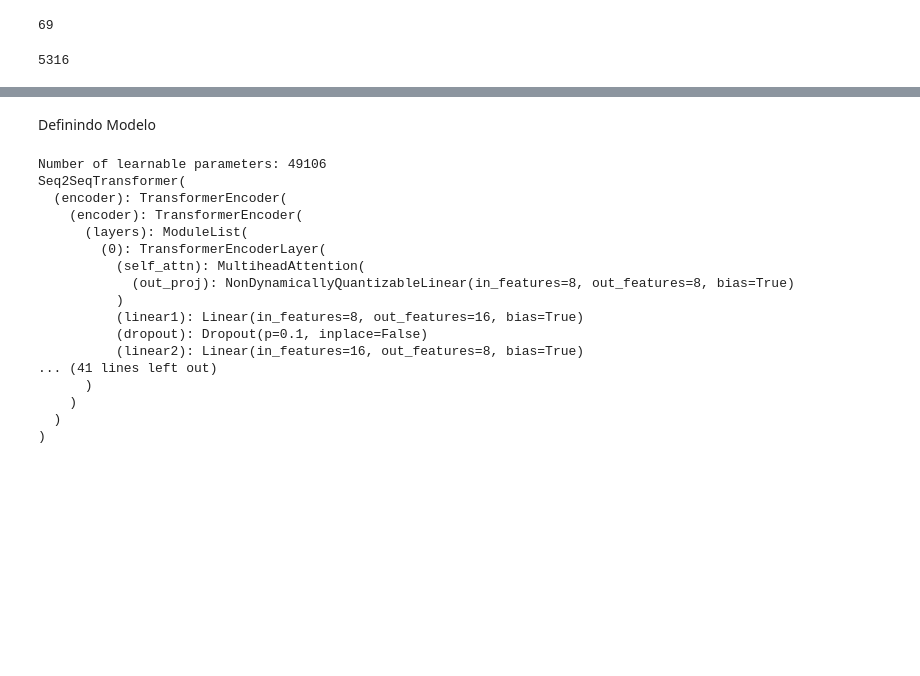
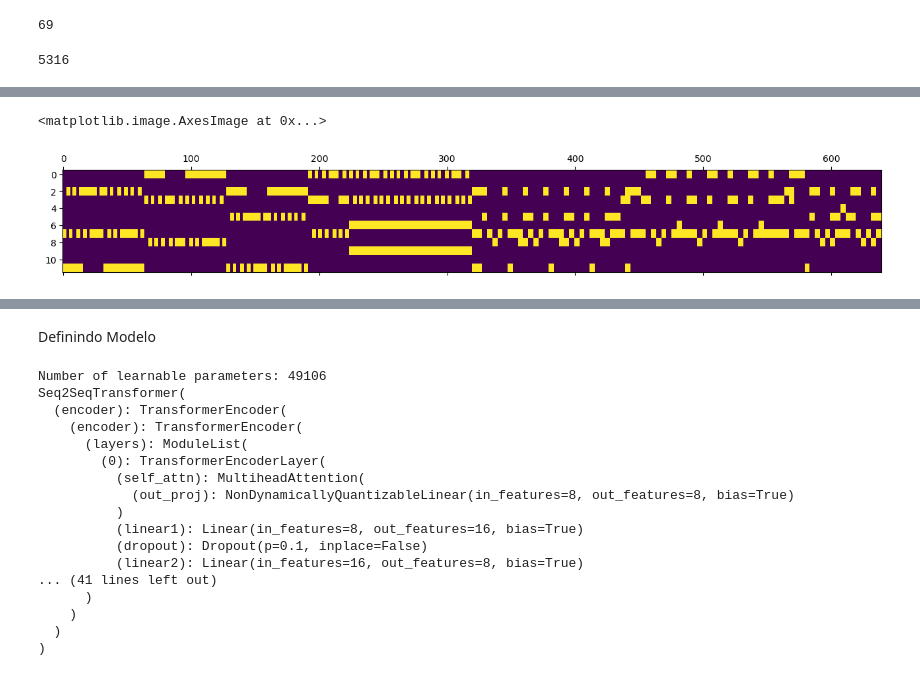
Before and after one commit to ThiagoPoppe/functional-harmony, a Jupyter notebook: notebooks/transformer_pianoroll.ipynb, the cells around one changed output, grey strips where cells are left out. Drawn from its saved outputs; the diff is of its cells as text; code cells hidden in the pictures; blank space fills up the shorter version.

```diff
--- a/notebooks/transformer_pianoroll.ipynb
+++ b/notebooks/transformer_pianoroll.ipynb
@@ -128,0 +160,5 @@ pianoroll.shape, labels.shape, mask.shape
+# %%
+plt.matshow(pianoroll.T, aspect='auto')
+# %% [output]
+<matplotlib.image.AxesImage at 0x...>
+[figure, added]
```
Also changed, not shown: parts of 14 cells of this notebook, 1 other file.
